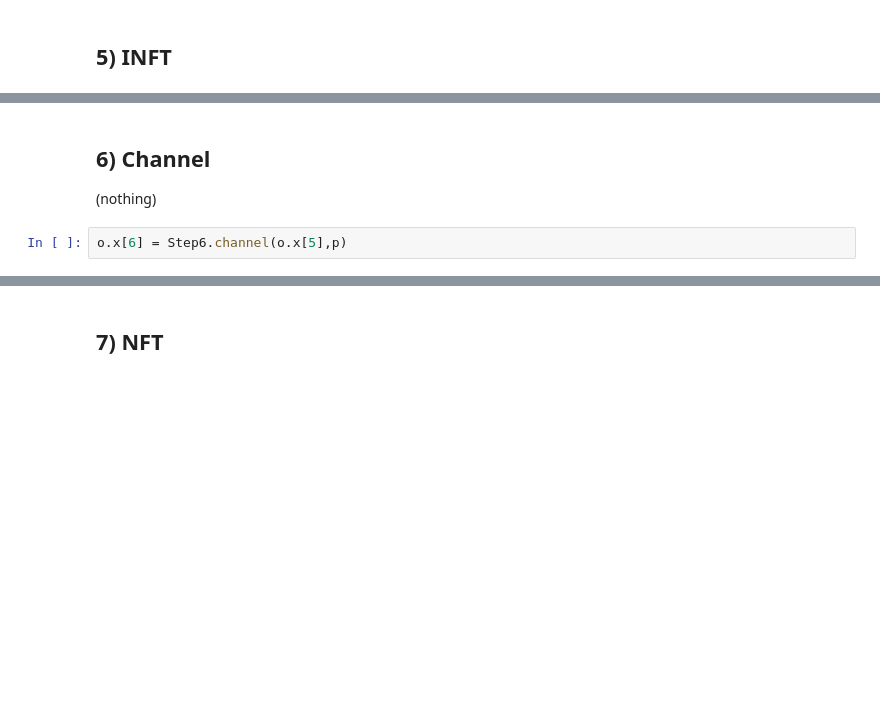
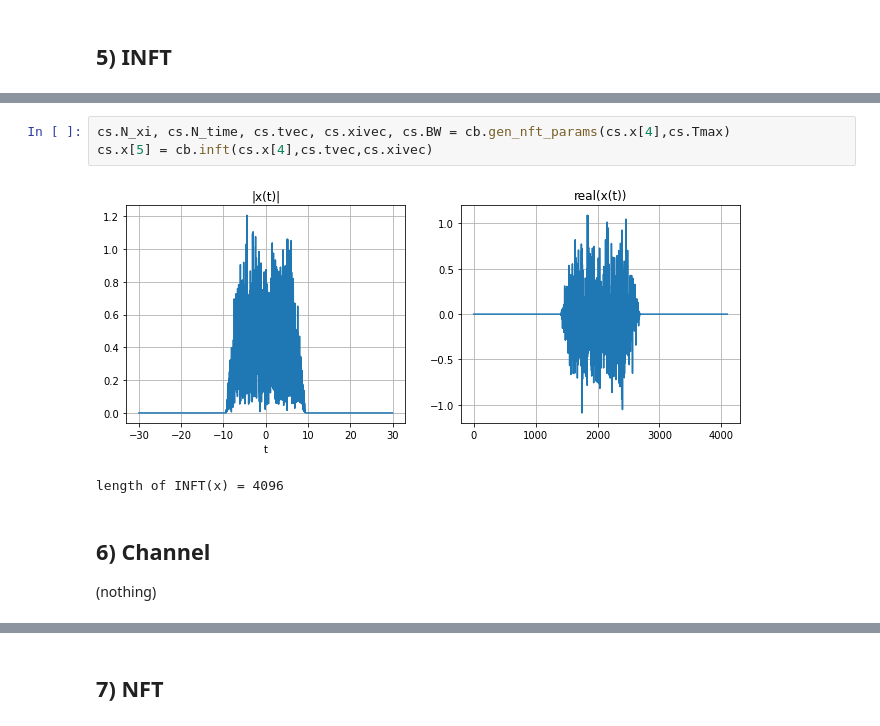
Before and after one commit to Yarden92/Thesis-code, a Jupyter notebook: apps/single_run_debug.ipynb, the cells around one changed output, grey strips where cells are left out. Drawn from its saved outputs; the diff is of its cells as text; blank space fills up the shorter version.

```diff
--- a/apps/single_run_debug.ipynb
+++ b/apps/single_run_debug.ipynb
@@ -139,5 +135,9 @@ length of INFT(x) = 4096
+# %%
+cs.N_xi, cs.N_time, cs.tvec, cs.xivec, cs.BW = cb.gen_nft_params(cs.x[4],cs.Tmax)
+cs.x[5] = cb.inft(cs.x[4],cs.tvec,cs.xivec)
+# %% [output]
+[figure, added]
+length of INFT(x) = 4096
 # %% [markdown]
 ## 6) Channel
   (nothing)
-# %%
-o.x[6] = Step6.channel(o.x[5],p)
```
Also changed, not shown: parts of 23 cells of this notebook, 23 other files.
